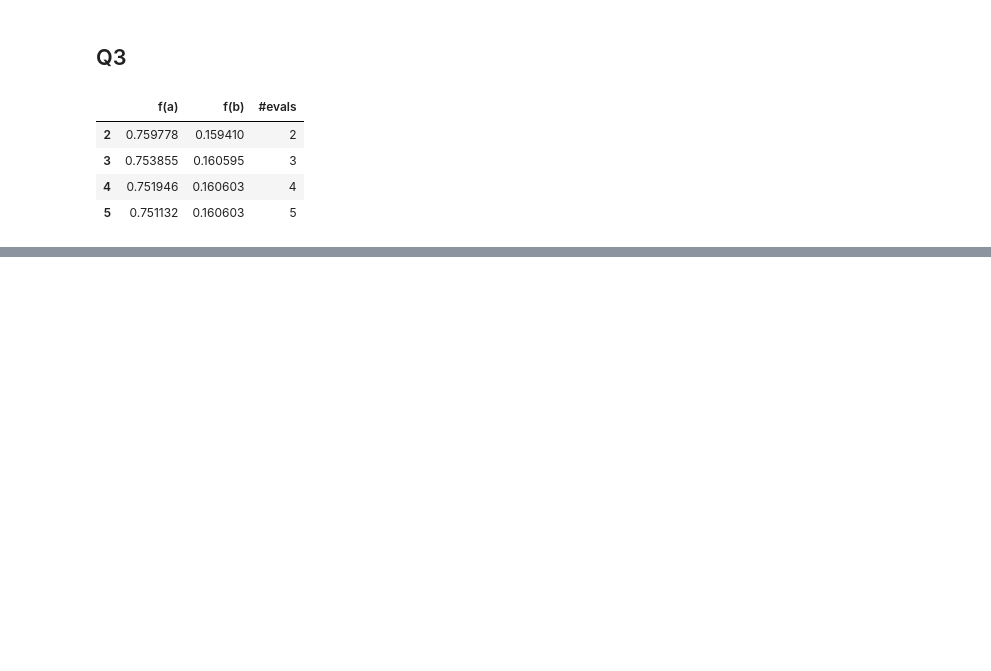
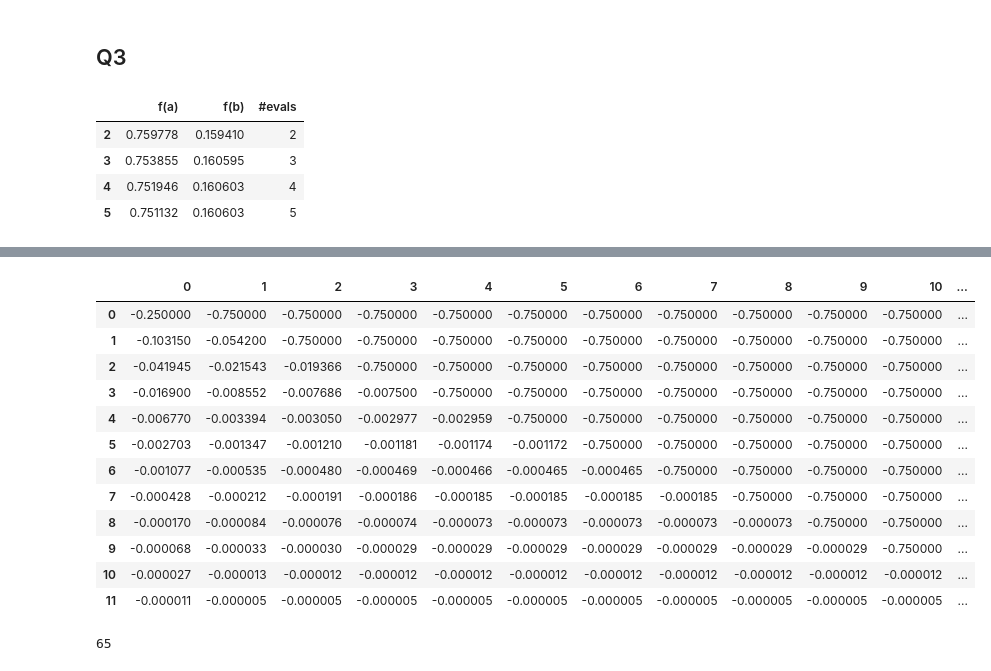
Before and after one commit to pesricha/DS288-Numerical-Methods, a Jupyter notebook: HW5/Homework-5.ipynb, the cells around one changed output, grey strips where cells are left out. Saved outputs shown, nothing was run; the diff lists cells and outputs as text; code cells hidden in the pictures; blank space fills up the shorter version.

```diff
--- a/HW5/Homework-5.ipynb
+++ b/HW5/Homework-5.ipynb
@@ -195,0 +207,20 @@ plt.show()
+# %%
+R_f_a - 0.75
+# %% [output]
+|  | 0 | 1 | 2 | 3 | 4 | 5 | 6 | 7 | 8 | 9 | 10 | ... |
+| 0 | -0.250000 | -0.750000 | -0.750000 | -0.750000 | -0.750000 | -0.750000 | -0.750000 | -0.750000 | -0.750000 | -0.750000 | -0.750000 | ... |
+| 1 | -0.103150 | -0.054200 | -0.750000 | -0.750000 | -0.750000 | -0.750000 | -0.750000 | -0.750000 | -0.750000 | -0.750000 | -0.750000 | ... |
+| 2 | -0.041945 | -0.021543 | -0.019366 | -0.750000 | -0.750000 | -0.750000 | -0.750000 | -0.750000 | -0.750000 | -0.750000 | -0.750000 | ... |
+| 3 | -0.016900 | -0.008552 | -0.007686 | -0.007500 | -0.750000 | -0.750000 | -0.750000 | -0.750000 | -0.750000 | -0.750000 | -0.750000 | ... |
+| 4 | -0.006770 | -0.003394 | -0.003050 | -0.002977 | -0.002959 | -0.750000 | -0.750000 | -0.750000 | -0.750000 | -0.750000 | -0.750000 | ... |
+| 5 | -0.002703 | -0.001347 | -0.001210 | -0.001181 | -0.001174 | -0.001172 | -0.750000 | -0.750000 | -0.750000 | -0.750000 | -0.750000 | ... |
+| 6 | -0.001077 | -0.000535 | -0.000480 | -0.000469 | -0.000466 | -0.000465 | -0.000465 | -0.750000 | -0.750000 | -0.750000 | -0.750000 | ... |
+| 7 | -0.000428 | -0.000212 | -0.000191 | -0.000186 | -0.000185 | -0.000185 | -0.000185 | -0.000185 | -0.750000 | -0.750000 | -0.750000 | ... |
+| 8 | -0.000170 | -0.000084 | -0.000076 | -0.000074 | -0.000073 | -0.000073 | -0.000073 | -0.000073 | -0.000073 | -0.750000 | -0.750000 | ... |
+| 9 | -0.000068 | -0.000033 | -0.000030 | -0.000029 | -0.000029 | -0.000029 | -0.000029 | -0.000029 | -0.000029 | -0.000029 | -0.750000 | ... |
+| 10 | -0.000027 | -0.000013 | -0.000012 | -0.000012 | -0.000012 | -0.000012 | -0.000012 | -0.000012 | -0.000012 | -0.000012 | -0.000012 | ... |
+| 11 | -0.000011 | -0.000005 | -0.000005 | -0.000005 | -0.000005 | -0.000005 | -0.000005 | -0.000005 | -0.000005 | -0.000005 | -0.000005 | ... |
+# %%
+2**6 + 1
+# %% [output]
+65
```
Also changed, not shown: parts of 4 cells of this notebook, 1 other file.
